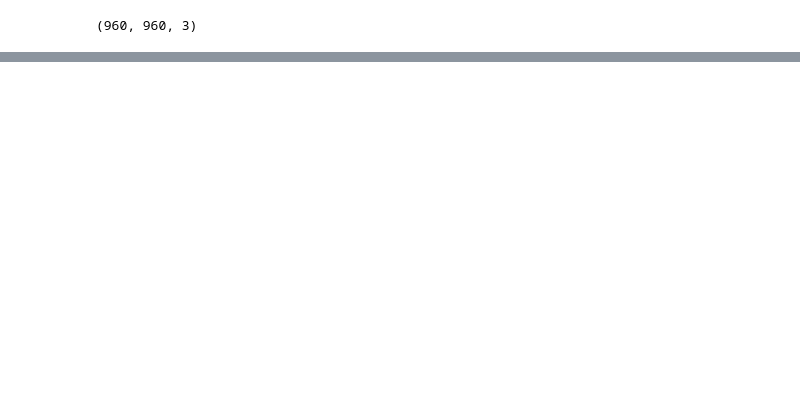
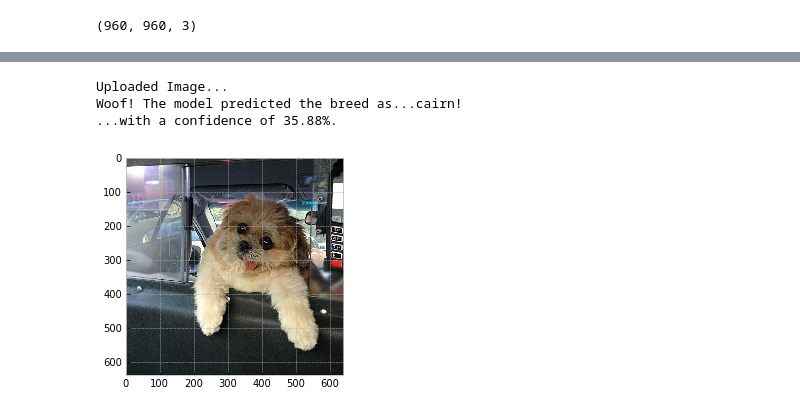
Before and after one commit to thegarrickchu/Springboard-Dog_Breed_Classifier, a Jupyter notebook: notebooks/vgg_model.ipynb, the cells around one changed output, grey strips where cells are left out. Saved outputs shown, nothing was run; the diff lists cells and outputs as text; code cells hidden in the pictures; blank space fills up the shorter version.

```diff
--- a/notebooks/vgg_model.ipynb
+++ b/notebooks/vgg_model.ipynb
@@ -547,0 +633,7 @@ ValueError: Error when checking : expected lambda_1_input to have shape (3, 224,
+# %%
+predict_image('C:\\Users\\Garrick\\Downloads\\marnie.jpg')
+# %% [output]
+Uploaded Image...
+Woof! The model predicted the breed as...cairn!
+...with a confidence of 35.88%.
+[figure, added]
```
Also changed, not shown: parts of 22 cells of this notebook.
